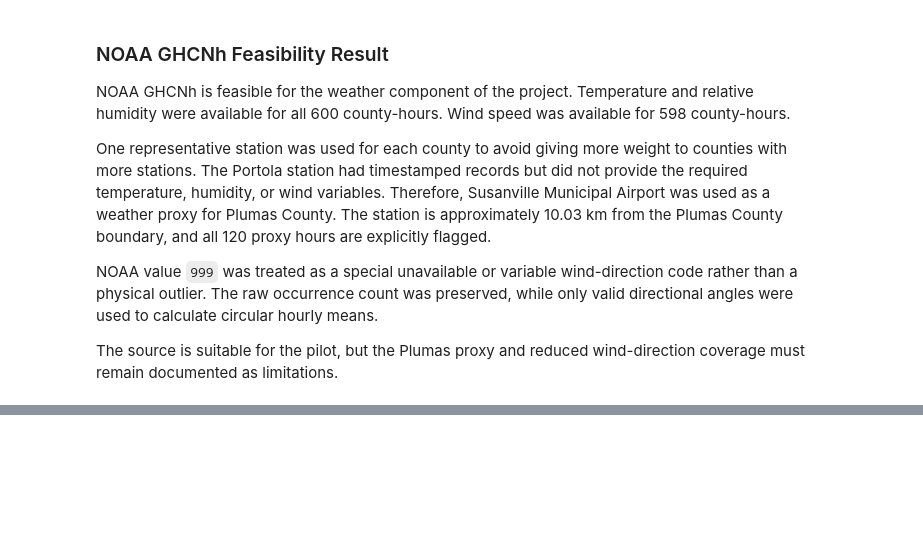
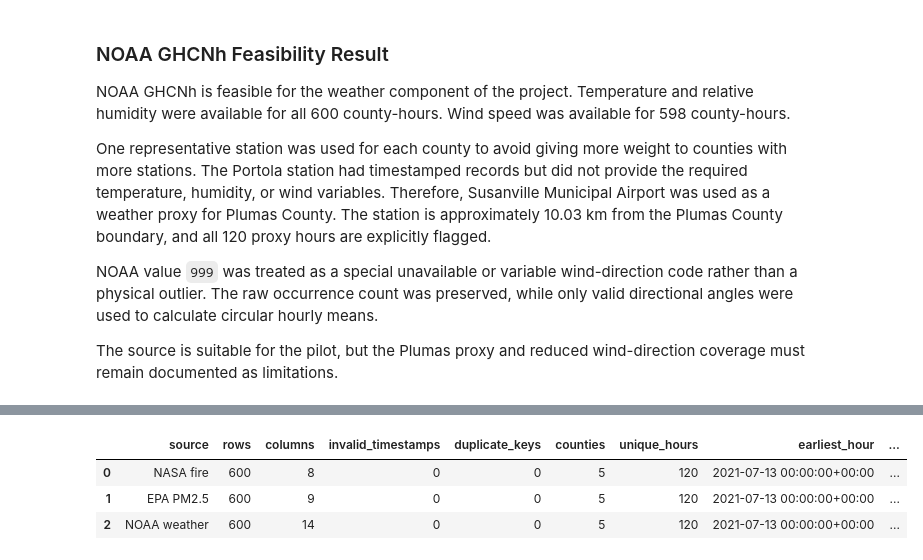
Before and after one commit to varunavy/smokewatch-replay, a Jupyter notebook: notebooks/00_data_feasibility.ipynb, the cells around one changed output, grey strips where cells are left out. Saved outputs shown, nothing was run; the diff lists cells and outputs as text; code cells hidden in the pictures; blank space fills up the shorter version.

```diff
--- a/notebooks/00_data_feasibility.ipynb
+++ b/notebooks/00_data_feasibility.ipynb
@@ -3145,0 +3238,58 @@ The source is suitable for the pilot, but the Plumas proxy and reduced wind-dire
+# %%
+# Validate the structure of each persisted dataset
+
+def validate_county_hour_source(source_name, dataframe):
+    return {
+        "source": source_name,
+        "rows": len(dataframe),
+        "columns": len(dataframe.columns),
+        "invalid_timestamps": int(
+            dataframe["event_hour_utc"].isna().sum()
+        ),
+        "duplicate_keys": int(
+            dataframe[
+                ["event_hour_utc", "county"]
+            ].duplicated().sum()
+        ),
+        "counties": int(dataframe["county"].nunique()),
+        "unique_hours": int(
+            dataframe["event_hour_utc"].nunique()
+        ),
+        "earliest_hour": dataframe[
+            "event_hour_utc"
+        ].min(),
+        "latest_hour": dataframe[
+            "event_hour_utc"
+        ].max(),
+    }
+
+
+source_structure_check = pd.DataFrame(
+    [
+        validate_county_hour_source(
+            "NASA fire",
+            fire_integration_input,
+        ),
+        validate_county_hour_source(
+            "EPA PM2.5",
+            pm25_integration_input,
+        ),
+        validate_county_hour_source(
+            "NOAA weather",
+            weather_integration_input,
+        ),
+    ]
+)
+
+assert source_structure_check["rows"].eq(600).all()
+assert source_structure_check["invalid_timestamps"].eq(0).all()
+assert source_structure_check["duplicate_keys"].eq(0).all()
+assert source_structure_check["counties"].eq(5).all()
+assert source_structure_check["unique_hours"].eq(120).all()
+
+display(source_structure_check)
+# %% [output]
+|  | source | rows | columns | invalid_timestamps | duplicate_keys | counties | unique_hours | earliest_hour | ... |
+| 0 | NASA fire | 600 | 8 | 0 | 0 | 5 | 120 | 2021-07-13 00:00:00+00:00 | ... |
+| 1 | EPA PM2.5 | 600 | 9 | 0 | 0 | 5 | 120 | 2021-07-13 00:00:00+00:00 | ... |
+| 2 | NOAA weather | 600 | 14 | 0 | 0 | 5 | 120 | 2021-07-13 00:00:00+00:00 | ... |
```
Also changed, not shown: parts of 9 cells of this notebook.
